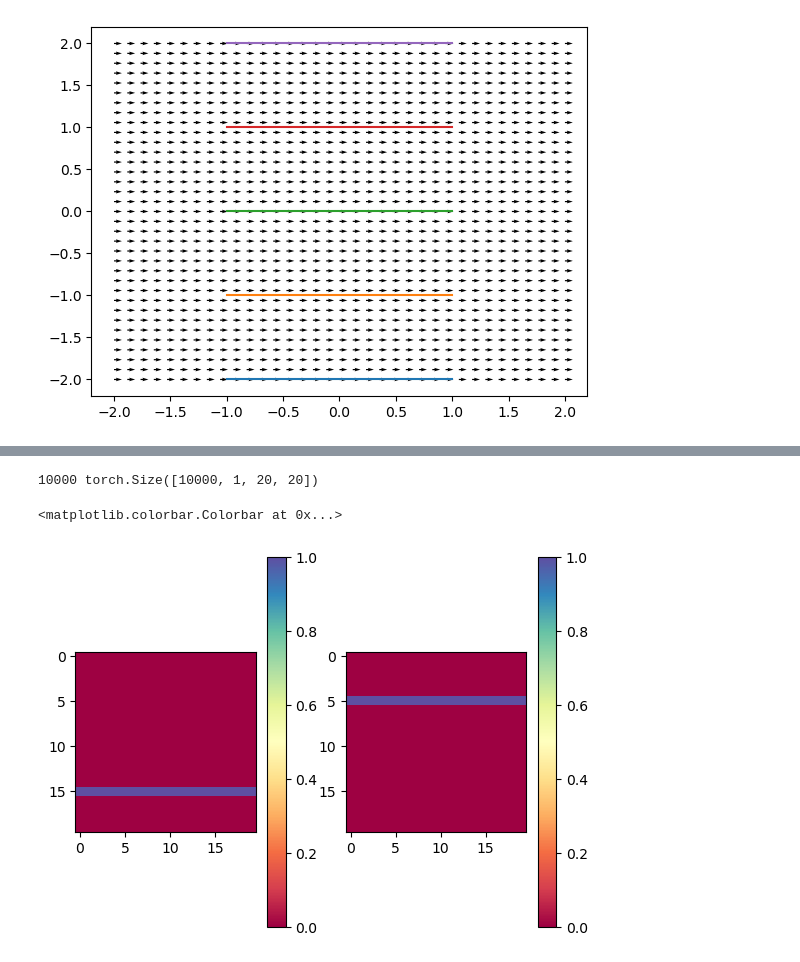
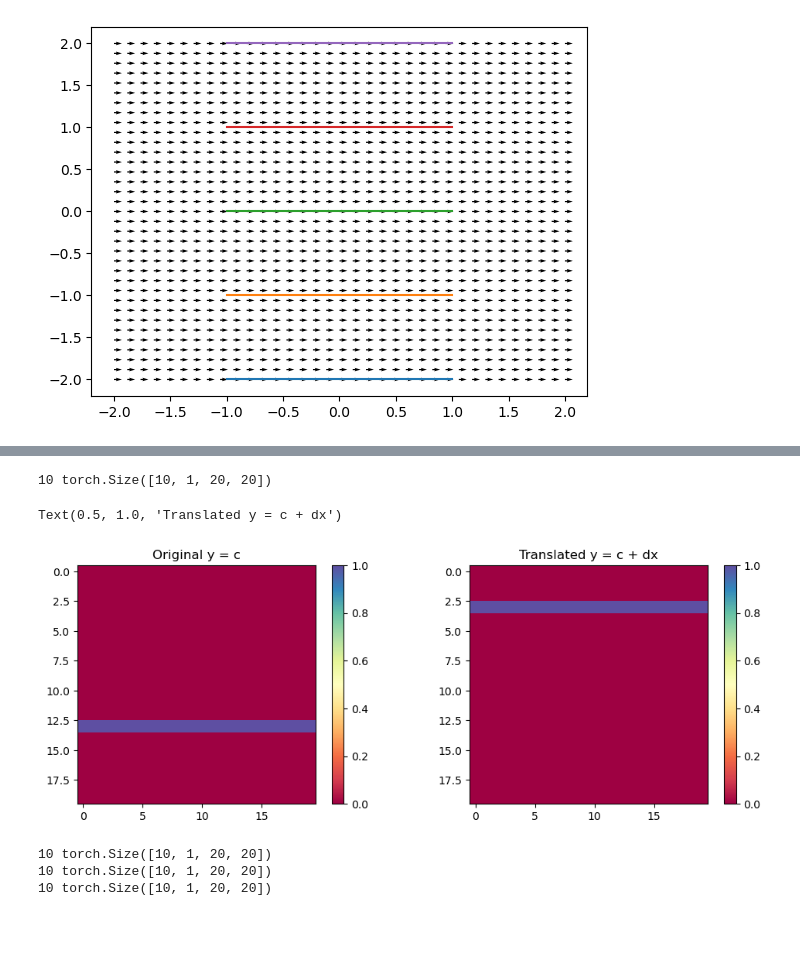
Before and after one commit to alizma/symmetry_learning, a Jupyter notebook: translation_ode_discover.ipynb, the cells around one changed output, grey strips where cells are left out. Cells and saved outputs as stored; diff of their text form; code cells hidden in the pictures; blank space fills up the shorter version.

```diff
--- a/translation_ode_discover.ipynb
+++ b/translation_ode_discover.ipynb
@@ -103,10 +120,10 @@ class FixedTranslation(datasets.VisionDataset):
     def __len__(self):
         return len(self.data)
 # %%
-NSolve = 10_000
+NSolve = 10
 rez = np.zeros([NSolve, 20])
 
-y0s = np.linspace(-2., 2., NSolve)
+y0s = np.linspace(-2., -0.5, NSolve)
 
 for idx, y0 in enumerate(tqdm(y0s)):
     res = single_solve(y0)
@@ -116,19 +133,23 @@ for idx, y0 in enumerate(tqdm(y0s)):
 # %%
 test_translation = FixedTranslation
 
 dx = 40 # 20
 dataset1 = test_translation('../data', dx=dx, N=NSolve, dataset=rez)
 
-data, data_translated = dataset1.__getitem__(2000)
+data, data_translated = dataset1.__getitem__(7)
+
+plt.figure(figsize=(12, 4))
 
 plt.subplot(121)
 plt.imshow(data.squeeze(), cmap='Spectral')
 plt.colorbar()
+plt.title("Original y = c")
 
 plt.subplot(122)
 plt.imshow(data_translated.squeeze(),cmap='Spectral')
 plt.colorbar()
+plt.title("Translated y = c + dx")
 # %% [output]
-10000 torch.Size([10000, 1, 20, 20])
+10 torch.Size([10, 1, 20, 20])
-<matplotlib.colorbar.Colorbar at 0x...>
+Text(0.5, 1.0, 'Translated y = c + dx')
-[figure, old version]
+[figure, new version]
@@ -134,0 +345,33 @@ plt.colorbar()
+# %%
+
+# dataset = CIFAR100
+dataset = FixedTranslation #AugRotMNIST__0
+# dataset = AugRotMNIST__0
+
+batch_size = 32
+
+test_batch_size = 1000 #150
+device = torch.device("cuda")
+# device = torch.device("cpu")
+
+train_kwargs = {'batch_size': batch_size}
+test_kwargs = {'batch_size': test_batch_size}
+# if use_cuda:
+cuda_kwargs = {'num_workers': 1,
+               'pin_memory': True,
+               'shuffle': True}
+train_kwargs.update(cuda_kwargs)
+test_kwargs.update(cuda_kwargs)
+
+dataset1 = test_translation('../data', dx=dx, N=NSolve, dataset=rez)
+
+
+dataset1 = dataset('../data', dx=dx, dataset=rez, N=NSolve)
+dataset2 = dataset('../data', dx=dx, dataset=rez, N=NSolve)
+
+train_loader = torch.utils.data.DataLoader(dataset1,**train_kwargs)
+test_loader = torch.utils.data.DataLoader(dataset2, **test_kwargs)
+# %% [output]
+10 torch.Size([10, 1, 20, 20])
+10 torch.Size([10, 1, 20, 20])
+10 torch.Size([10, 1, 20, 20])
```
Also changed, not shown: parts of 13 cells of this notebook, 2 other files.
